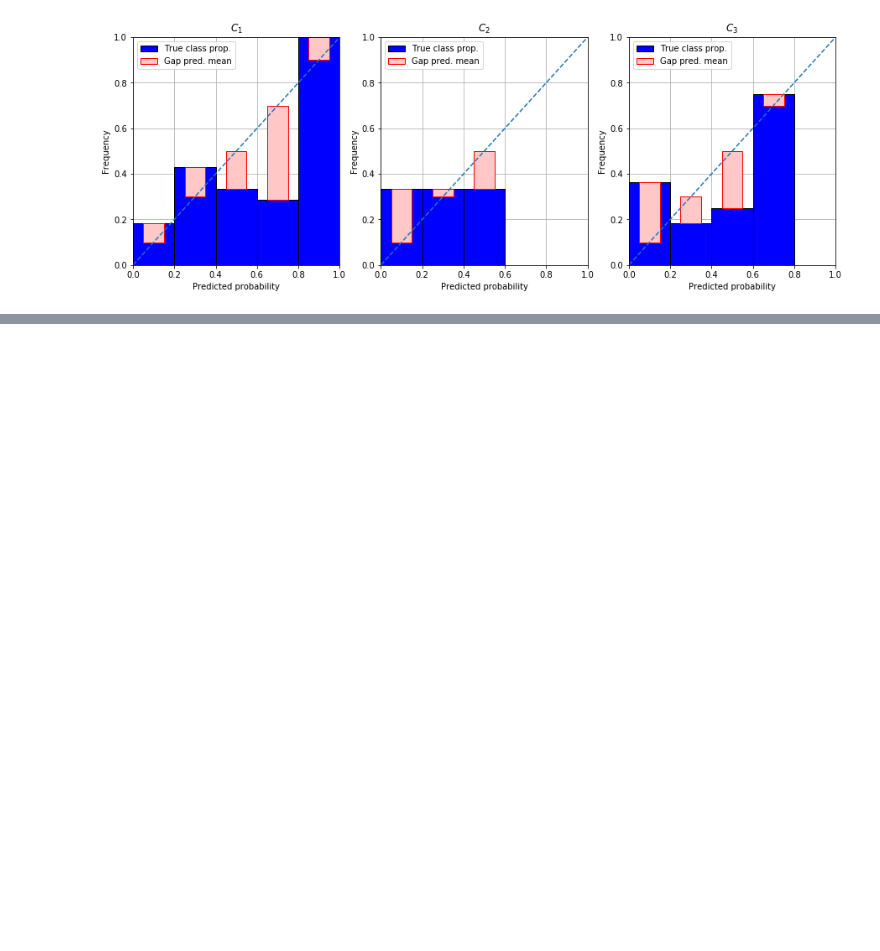
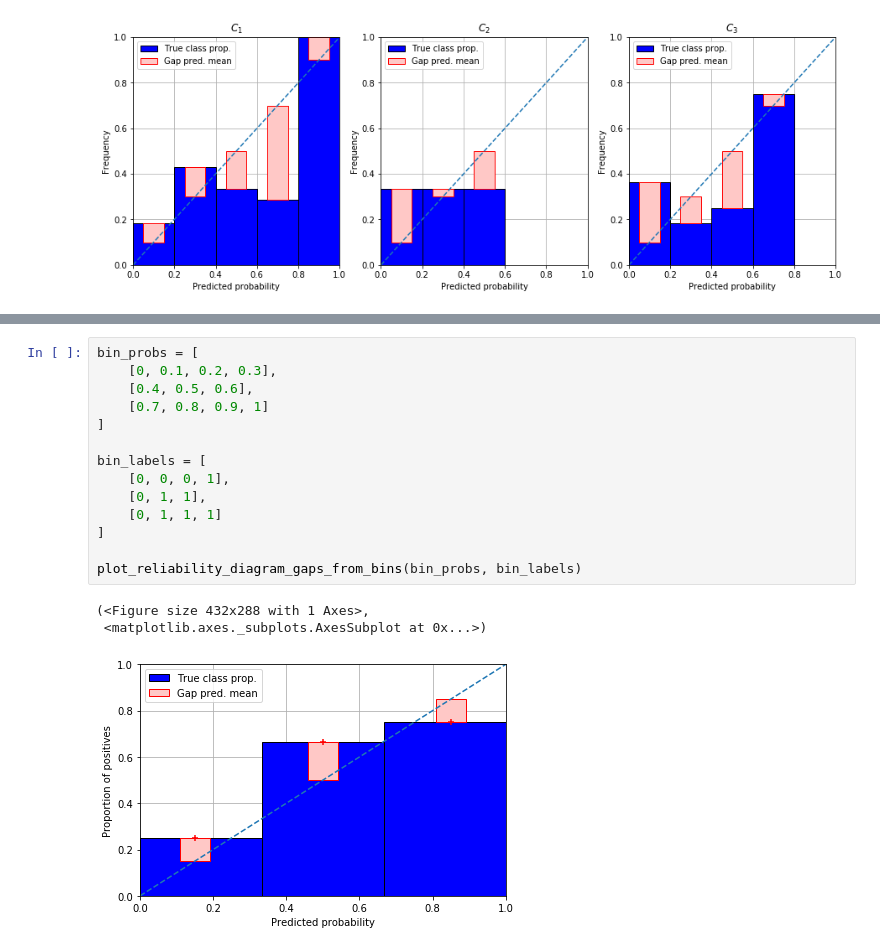
Before and after one commit to tmfilho/ml-examples, a Jupyter notebook: notebooks/Calibration.ipynb, the cells around one changed output, grey strips where cells are left out. Cells and saved outputs as stored; diff of their text form; blank space fills up the shorter version.

Commit message:
Adds reliability diagram from bins to calibration.ipynb

```diff
--- a/notebooks/Calibration.ipynb
+++ b/notebooks/Calibration.ipynb
@@ -468,0 +536,18 @@ array([0, 1, 0, 0, 0, 0, 2, 1, 2, 2, 2, 1, 1, 2, 0, 1, 1, 0, 2, 1, 1, 1,
+# %%
+bin_probs = [
+    [0, 0.1, 0.2, 0.3],
+    [0.4, 0.5, 0.6],
+    [0.7, 0.8, 0.9, 1]
+]
+
+bin_labels = [
+    [0, 0, 0, 1],
+    [0, 1, 1],
+    [0, 1, 1, 1]
+]
+
+plot_reliability_diagram_gaps_from_bins(bin_probs, bin_labels)
+# %% [output]
+(<Figure size 432x288 with 1 Axes>,
+ <matplotlib.axes._subplots.AxesSubplot at 0x...>)
+[figure, added]
```
Also changed, not shown: parts of 5 cells of this notebook.
